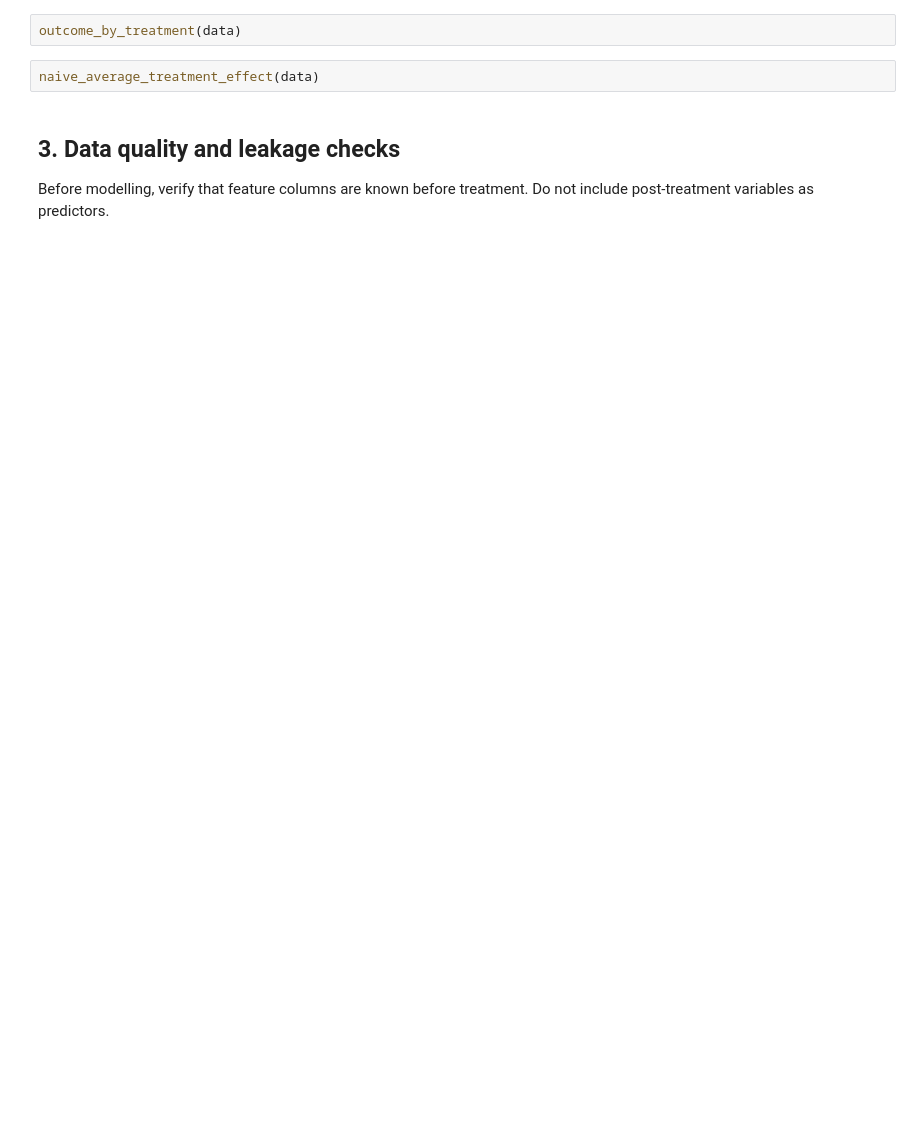
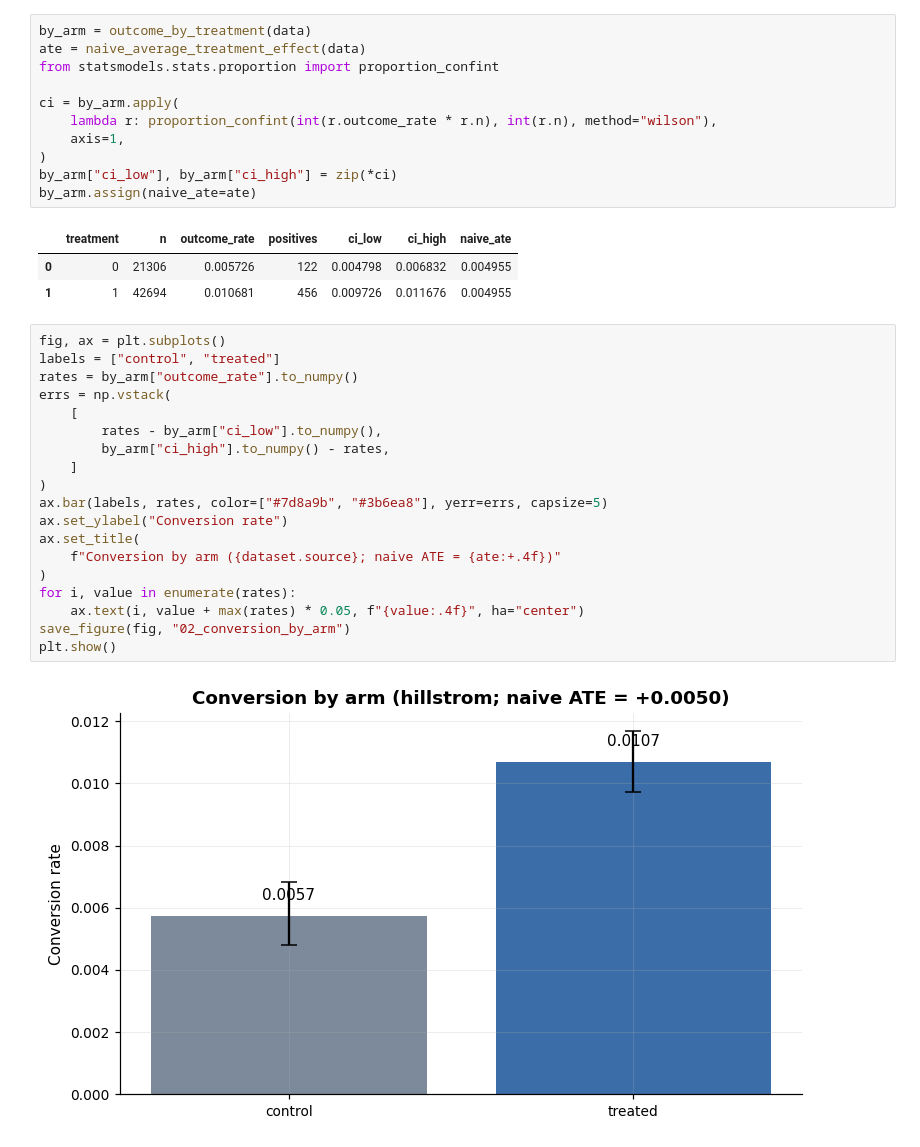
Before and after one commit to DiogoRibeiro7/causal-uplift-marketing-campaign, a Jupyter notebook: notebooks/02_data_exploration_treatment_control_outcomes.ipynb, the cells around one changed output. Drawn from its saved outputs; the diff is of its cells as text; blank space fills up the shorter version.

Commit message:
feat: real data integration with Hillstrom dataset

```diff
--- a/notebooks/02_data_exploration_treatment_control_outcomes.ipynb
+++ b/notebooks/02_data_exploration_treatment_control_outcomes.ipynb
@@ -33,8 +77,36 @@ The first descriptive estimate is the difference in conversion rates between tre
-# %%
-outcome_by_treatment(data)
-# %%
-naive_average_treatment_effect(data)
-# %% [markdown]
-## 3. Data quality and leakage checks
-
-Before modelling, verify that feature columns are known before treatment. Do not include post-treatment variables as predictors.
+# %%
+by_arm = outcome_by_treatment(data)
+ate = naive_average_treatment_effect(data)
+from statsmodels.stats.proportion import proportion_confint
+
+ci = by_arm.apply(
+    lambda r: proportion_confint(int(r.outcome_rate * r.n), int(r.n), method="wilson"),
+    axis=1,
+)
+by_arm["ci_low"], by_arm["ci_high"] = zip(*ci)
+by_arm.assign(naive_ate=ate)
+# %% [output]
+|  | treatment | n | outcome_rate | positives | ci_low | ci_high | naive_ate |
+| 0 | 0 | 21306 | 0.005726 | 122 | 0.004798 | 0.006832 | 0.004955 |
+| 1 | 1 | 42694 | 0.010681 | 456 | 0.009726 | 0.011676 | 0.004955 |
+# %%
+fig, ax = plt.subplots()
+labels = ["control", "treated"]
+rates = by_arm["outcome_rate"].to_numpy()
+errs = np.vstack(
+    [
+        rates - by_arm["ci_low"].to_numpy(),
+        by_arm["ci_high"].to_numpy() - rates,
+    ]
+)
+ax.bar(labels, rates, color=["#7d8a9b", "#3b6ea8"], yerr=errs, capsize=5)
+ax.set_ylabel("Conversion rate")
+ax.set_title(
+    f"Conversion by arm ({dataset.source}; naive ATE = {ate:+.4f})"
+)
+for i, value in enumerate(rates):
+    ax.text(i, value + max(rates) * 0.05, f"{value:.4f}", ha="center")
+save_figure(fig, "02_conversion_by_arm")
+plt.show()
+# %% [output]
+[figure, added]
```
Also changed, not shown: parts of 19 cells of this notebook, 18 other files.
